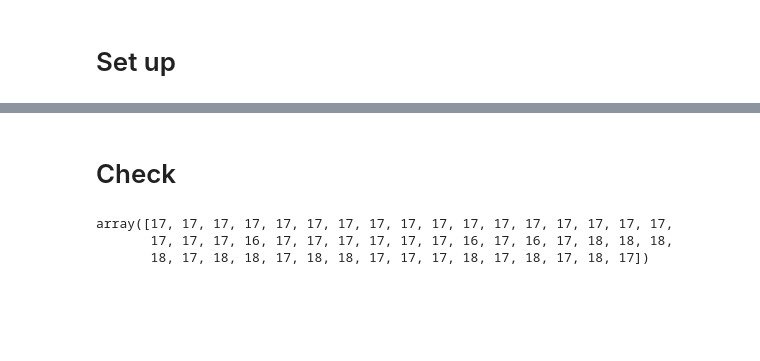
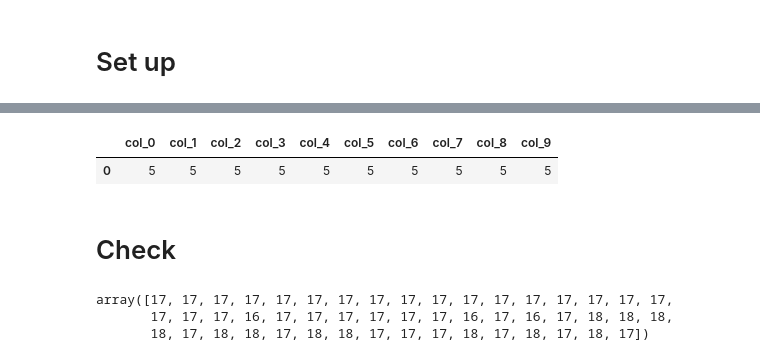
Before and after one commit to Aether-Ren/Multioutput_FixedG_GP, a Jupyter notebook: LocalDisease/Localised_disease_data.ipynb, the cells around one changed output, grey strips where cells are left out. Saved outputs shown, nothing was run; the diff lists cells and outputs as text; code cells hidden in the pictures; blank space fills up the shorter version.

```diff
--- a/LocalDisease/Localised_disease_data.ipynb
+++ b/LocalDisease/Localised_disease_data.ipynb
@@ -68,3 +88,10 @@ df
+# %%
+df = pd.DataFrame({f'col_{i}': [5] for i in range(10)})
+# %%
+df
+# %% [output]
+|  | col_0 | col_1 | col_2 | col_3 | col_4 | col_5 | col_6 | col_7 | col_8 | col_9 |
+| 0 | 5 | 5 | 5 | 5 | 5 | 5 | 5 | 5 | 5 | 5 |
 # %%
 df = df.to_numpy()
 m, n = df.shape
```
Also changed, not shown: parts of 3 cells of this notebook, 2 other files.
